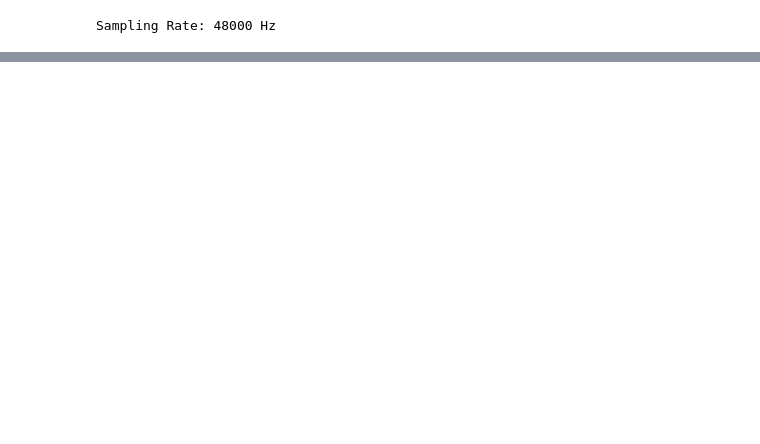
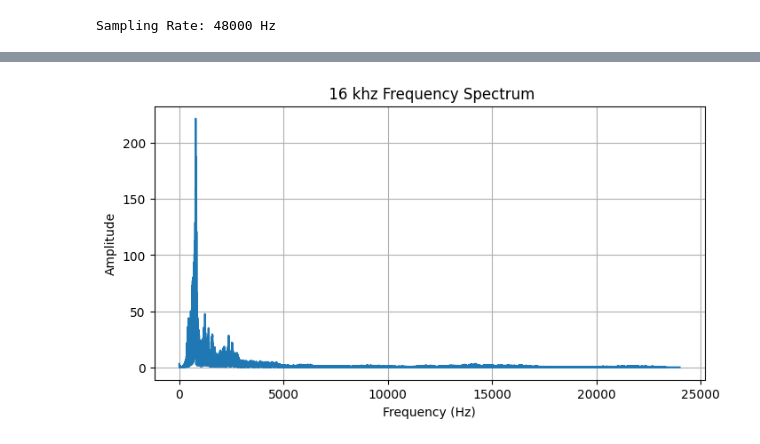
Before and after one commit to SsegawaAbdulkarim/Audio, a Jupyter notebook: audio.ipynb, the cells around one changed output, grey strips where cells are left out. Saved outputs shown, nothing was run; the diff lists cells and outputs as text; code cells hidden in the pictures; blank space fills up the shorter version.

```diff
--- a/audio.ipynb
+++ b/audio.ipynb
@@ -21,0 +88,17 @@ Audio(waveform, rate=sampling_rate)
+# %%
+# Compute the FFT of the waveform
+spectrum = fft(y_16k)
+
+# Frequency bins
+frequencies = np.fft.fftfreq(len(spectrum), 1 / sampling_rate)
+
+# Plot the frequency spectrum
+plt.figure(figsize=(8, 4))
+plt.plot(frequencies[:len(frequencies)//2], np.abs(spectrum[:len(spectrum)//2]))
+plt.xlabel('Frequency (Hz)')
+plt.ylabel('Amplitude')
+plt.title(' 16 khz Frequency Spectrum')
+plt.grid(True)
+plt.show()
+# %% [output]
+[figure, added]
```
Also changed, not shown: parts of 8 cells of this notebook.
